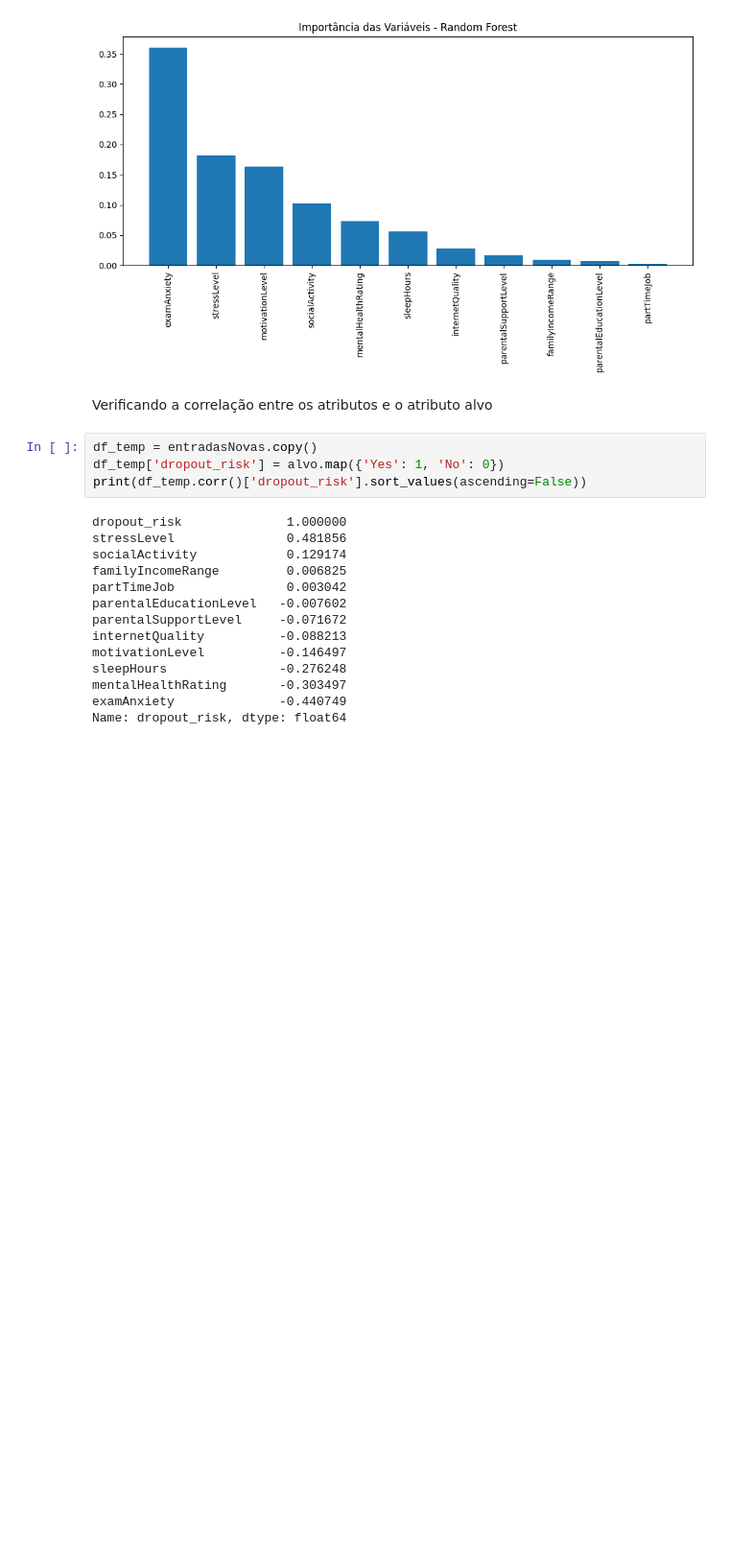
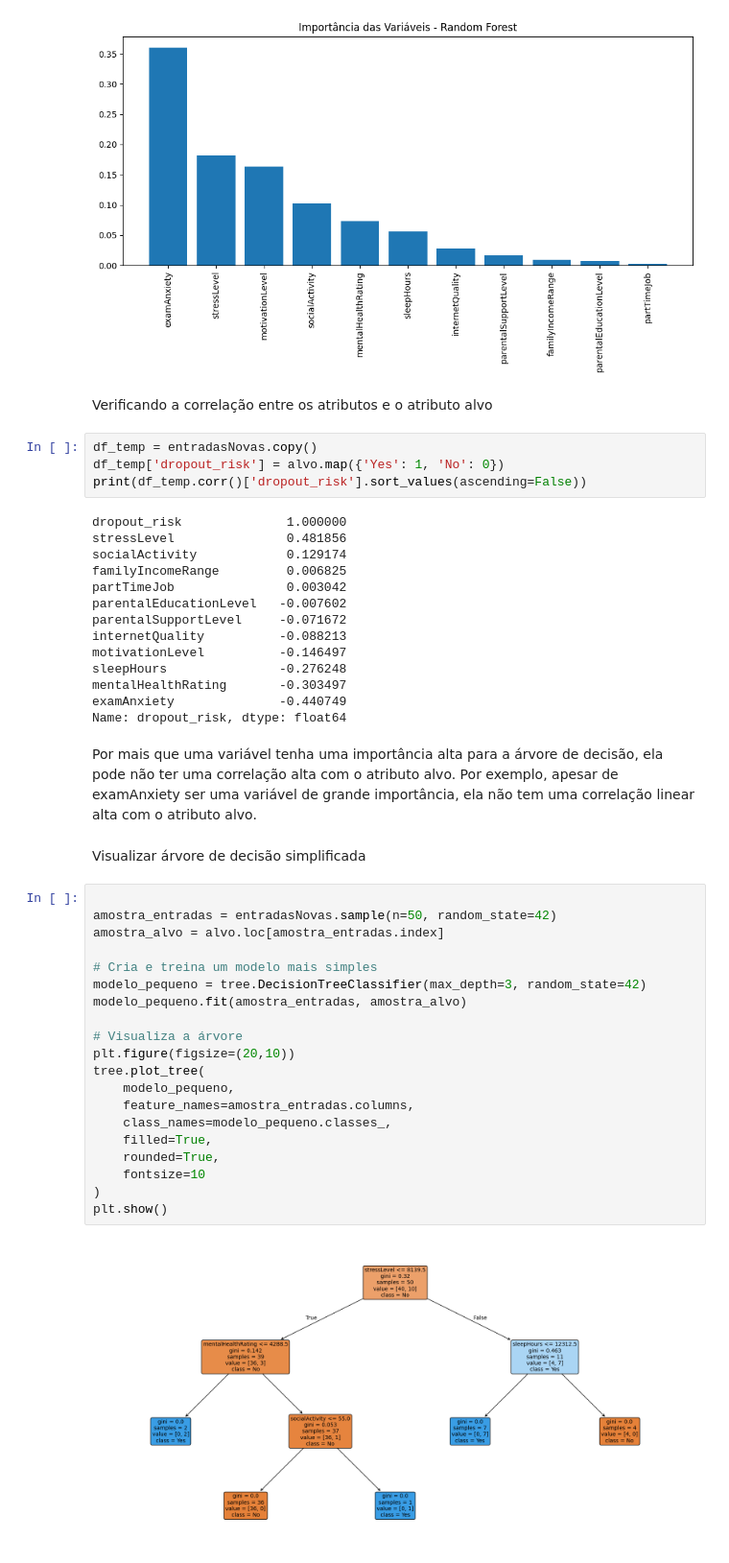
Before and after one commit to rafyzzs/tpia, a Jupyter notebook: ia2.ipynb, the cells around one changed output. Shown at 96% size. Drawn from its saved outputs; the diff is of its cells as text; blank space fills up the shorter version.

Commit message:
Plotagem de árvore de decisão simplificada

```diff
--- a/ia2.ipynb
+++ b/ia2.ipynb
@@ -321,3 +321,29 @@ sleepHours               -0.276248
 mentalHealthRating       -0.303497
 examAnxiety              -0.440749
 Name: dropout_risk, dtype: float64
+# %% [markdown]
+Por mais que uma variável tenha uma importância alta para a árvore de decisão, ela pode não ter uma correlação alta com o atributo alvo. Por exemplo, apesar de examAnxiety ser uma variável de grande importância, ela não tem uma correlação linear alta com o atributo alvo.
+# %% [markdown]
+Visualizar árvore de decisão simplificada
+# %%
+
+amostra_entradas = entradasNovas.sample(n=50, random_state=42)
+amostra_alvo = alvo.loc[amostra_entradas.index]
+
+# Cria e treina um modelo mais simples
+modelo_pequeno = tree.DecisionTreeClassifier(max_depth=3, random_state=42)
+modelo_pequeno.fit(amostra_entradas, amostra_alvo)
+
+# Visualiza a árvore
+plt.figure(figsize=(20,10))
+tree.plot_tree(
+    modelo_pequeno,
+    feature_names=amostra_entradas.columns,
+    class_names=modelo_pequeno.classes_,
+    filled=True,
+    rounded=True,
+    fontsize=10
+)
+plt.show()
+# %% [output]
+[figure, added]
```
